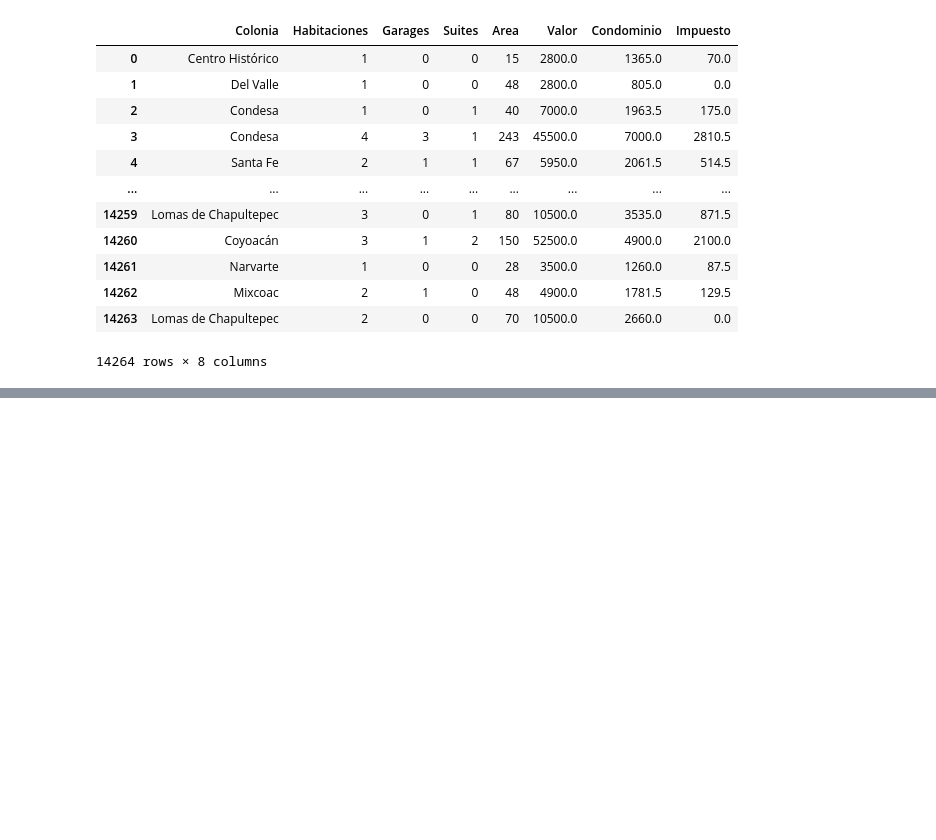
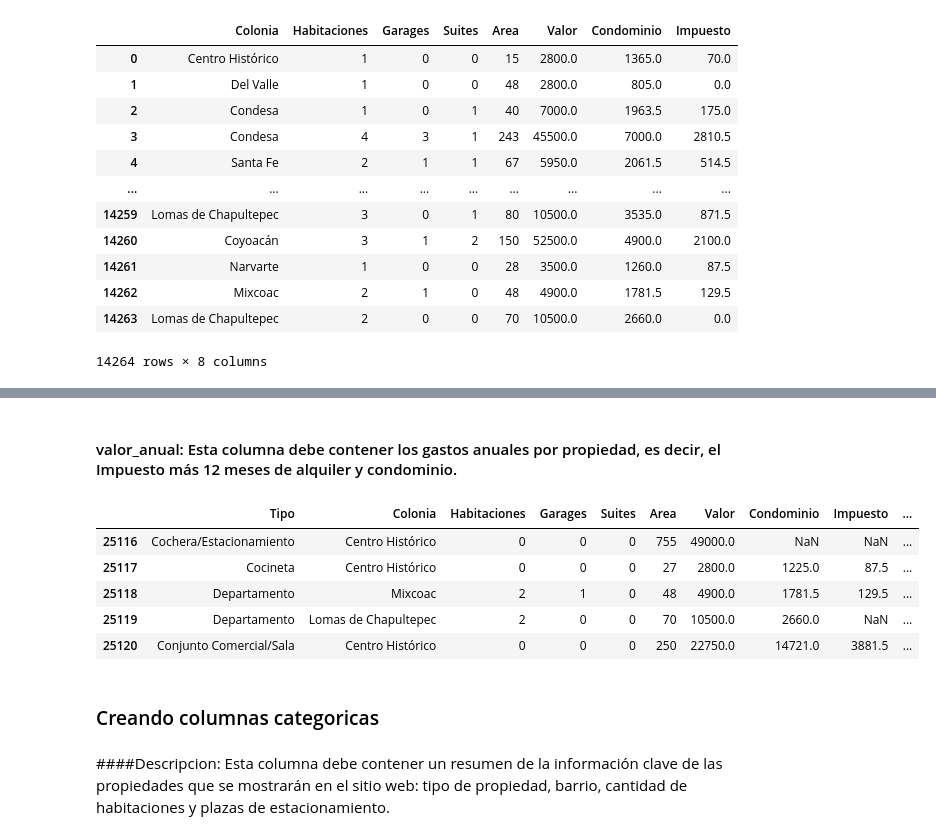
Before and after one commit to OFrancisco3/Data_Science, a Jupyter notebook: inmuebles_cdmx.ipynb, the cells around one changed output, grey strips where cells are left out. Drawn from its saved outputs; the diff is of its cells as text; code cells hidden in the pictures; blank space fills up the shorter version.

```diff
--- a/inmuebles_cdmx.ipynb
+++ b/inmuebles_cdmx.ipynb
@@ -708,0 +730,16 @@ Mounted at /content/drive
+# %% [markdown]
+#### valor_anual: Esta columna debe contener los gastos anuales por propiedad, es decir, el Impuesto más 12 meses de alquiler y condominio.
+# %%
+datos['valor_anual'] = datos['valor_mensual'] * 12 +  datos['Impuesto']
+datos.tail()
+# %% [output]
+|  | Tipo | Colonia | Habitaciones | Garages | Suites | Area | Valor | Condominio | Impuesto | ... |
+| 25116 | Cochera/Estacionamiento | Centro Histórico | 0 | 0 | 0 | 755 | 49000.0 | NaN | NaN | ... |
+| 25117 | Cocineta | Centro Histórico | 0 | 0 | 0 | 27 | 2800.0 | 1225.0 | 87.5 | ... |
+| 25118 | Departamento | Mixcoac | 2 | 1 | 0 | 48 | 4900.0 | 1781.5 | 129.5 | ... |
+| 25119 | Departamento | Lomas de Chapultepec | 2 | 0 | 0 | 70 | 10500.0 | 2660.0 | NaN | ... |
+| 25120 | Conjunto Comercial/Sala | Centro Histórico | 0 | 0 | 0 | 250 | 22750.0 | 14721.0 | 3881.5 | ... |
+# %% [markdown]
+### Creando columnas categoricas
+# %% [markdown]
+####Descripcion: Esta columna debe contener un resumen de la información clave de las propiedades que se mostrarán en el sitio web: tipo de propiedad, barrio, cantidad de habitaciones y plazas de estacionamiento.
```
Also changed, not shown: parts of 19 cells of this notebook.
